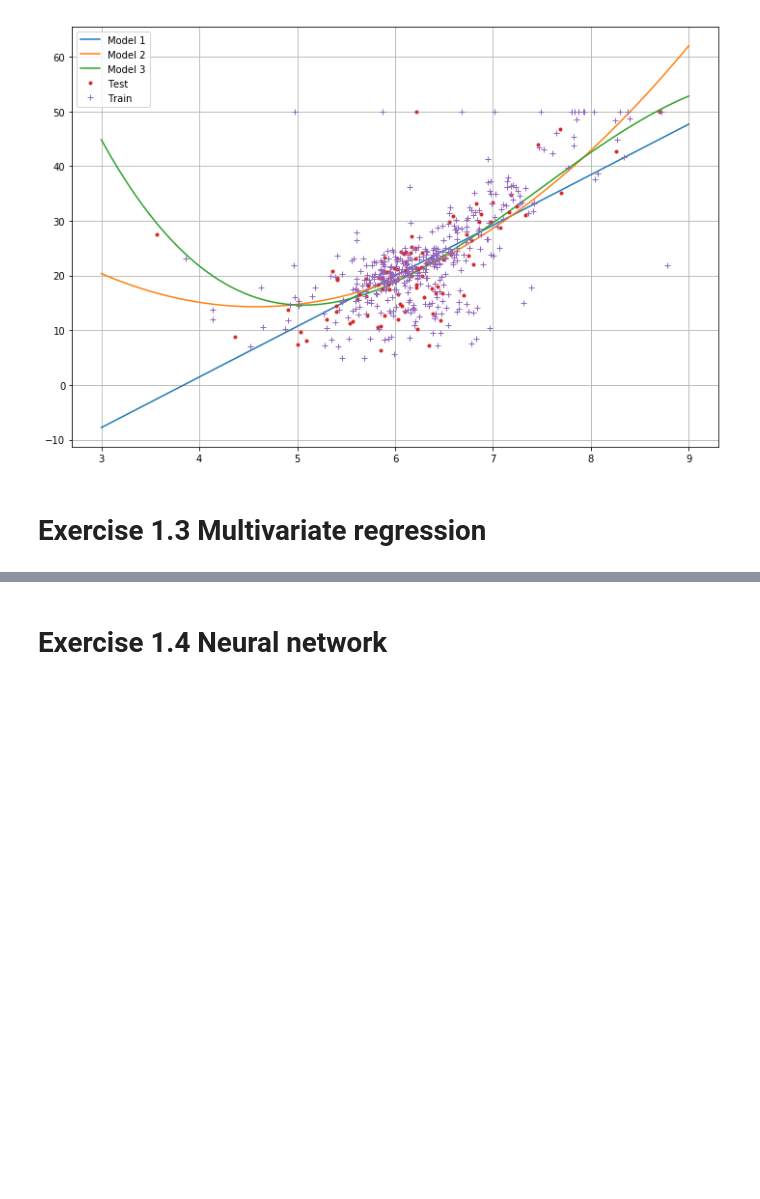
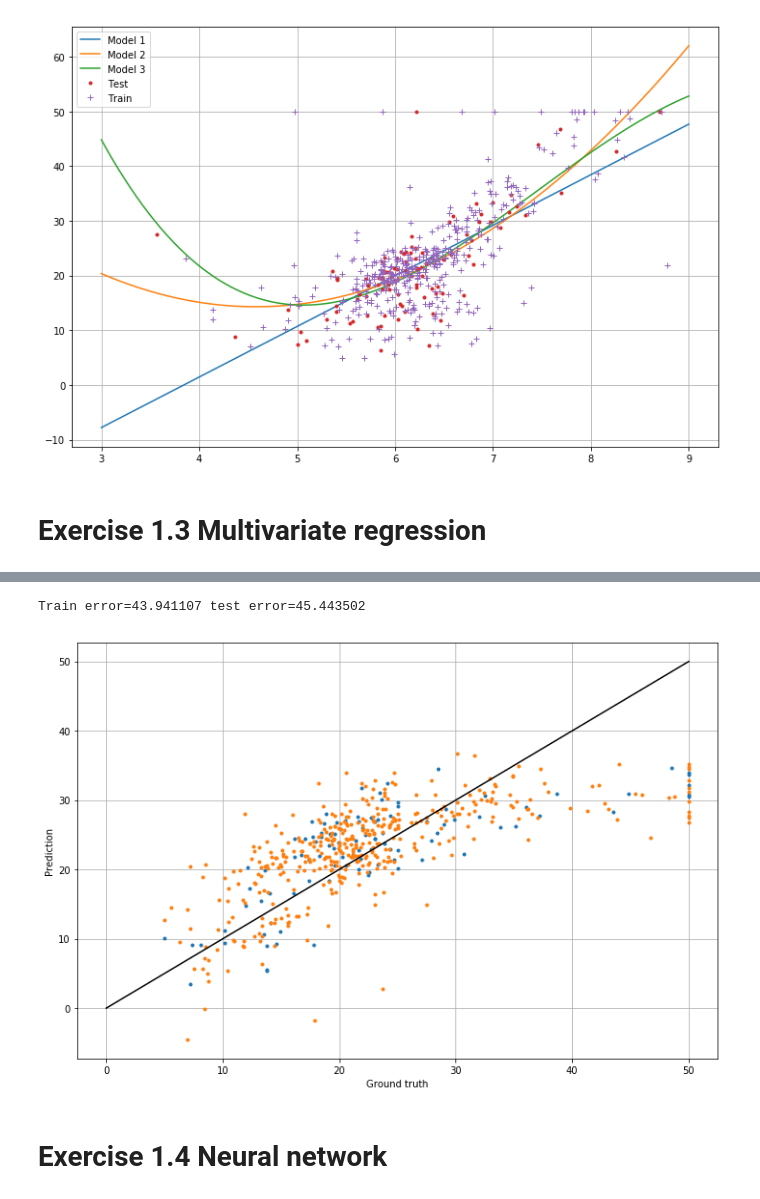
Before and after one commit to futurice/ml-crash-course, a Jupyter notebook: exercises/01_Boston_house_prediction_with_NN.ipynb, the cells around one changed output, grey strips where cells are left out. Cells and saved outputs as stored; diff of their text form; code cells hidden in the pictures; blank space fills up the shorter version.

```diff
--- a/exercises/01_Boston_house_prediction_with_NN.ipynb
+++ b/exercises/01_Boston_house_prediction_with_NN.ipynb
@@ -337,0 +381,14 @@ pylab.grid()
+# %%
+# It is a good idea to clear the session (remove graphs etc from GPU/CPU) before defining a new model
+K.clear_session()
+
+# Init new feedforward network model from keras
+model = Sequential()
+
+# Input layer connected a layer with 1 output nodes
+model.add(Dense(1, activation='linear', input_shape=(X.shape[1],)))
+
+model.summary()
+
+model.compile(loss='mean_squared_error',
+              optimizer=RMSprop())
@@ -338,3 +405,25 @@ pylab.grid()
+# %%
+history = model.fit(x_train, y_train,
+                    batch_size=256,
+                    epochs=1000,
+                    verbose=0)
+# %%
+train_error = mean_squared_error(y_train, model.predict(x_train, verbose=0))
+test_error = mean_squared_error(y_test, model.predict(x_test, verbose=0))
+print('Train error=%f test error=%f' % (train_error, test_error))
+# %% [output]
+Train error=43.941107 test error=45.443502
+# %%
+y_test_pred = model.predict(x_test, verbose=0)
+pylab.plot(y_test, y_test_pred, '.')
+y_train_pred = model.predict(x_train, verbose=0)
+pylab.plot(y_train, y_train_pred, '.')
+pylab.plot([0,50],[0,50],'k-')
+pylab.xlabel('Ground truth')
+pylab.ylabel('Prediction')
+pylab.grid()
+# %% [output]
+[figure, added]
 # %% [markdown]
 # Exercise 1.4 Neural network
 # %% [markdown]
```
Also changed, not shown: parts of 12 cells of this notebook.
